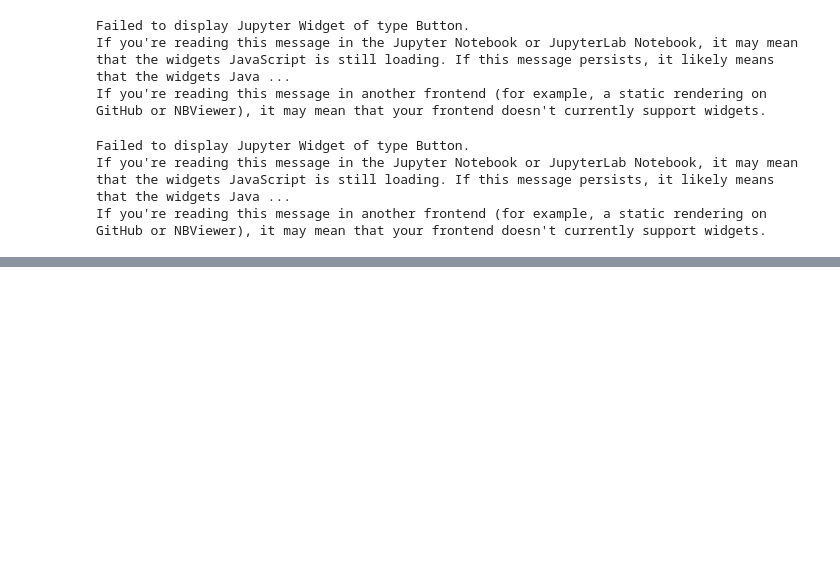
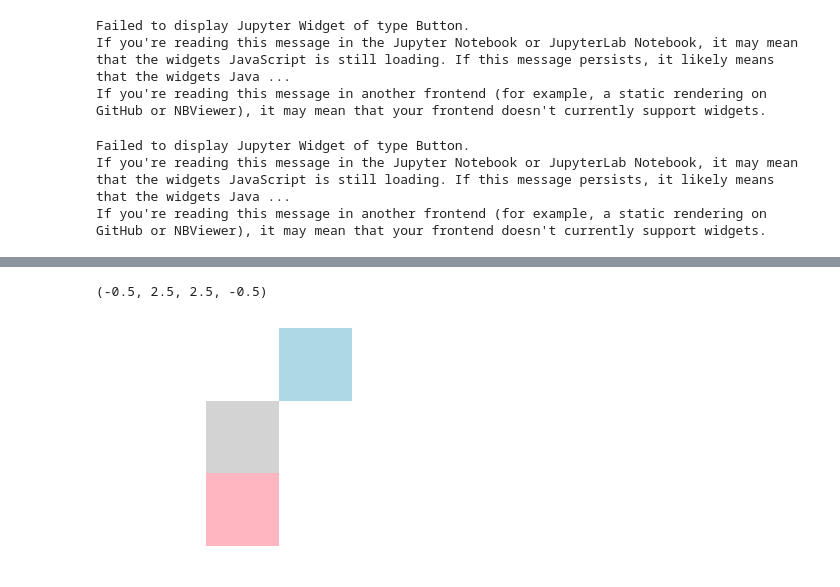
Before and after one commit to are00dynamic-2018/PROPAGATION_BACTERIENNE, a Jupyter notebook: Bactéries.ipynb, the cells around one changed output, grey strips where cells are left out. Drawn from its saved outputs; the diff is of its cells as text; code cells hidden in the pictures; blank space fills up the shorter version.

```diff
--- a/Bactéries.ipynb
+++ b/Bactéries.ipynb
@@ -343,6 +343,16 @@ def simulate_video(l, h):
         i += 1
 
     return results
+# %%
+mat = [[0, 0, 2],
+       [0, 3, 0],
+       [0, 1, 0]]
+
+plt.imshow(mat, cmap = ListedColormap(['white', 'lightpink', 'lightblue', 'lightgrey']))
+plt.axis('off')
+# %% [output]
+(-0.5, 2.5, 2.5, -0.5)
+[figure, added]
 # %%
 results = simulate_video(20, 20)
 
```
Also changed, not shown: parts of 5 cells of this notebook.
